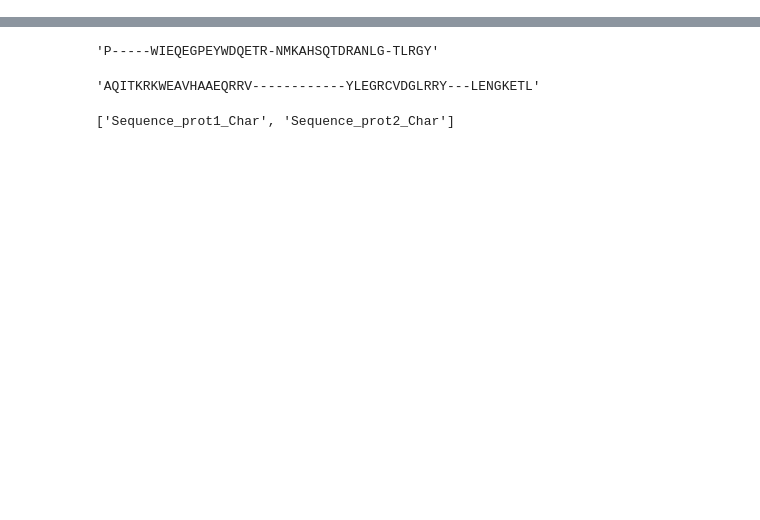
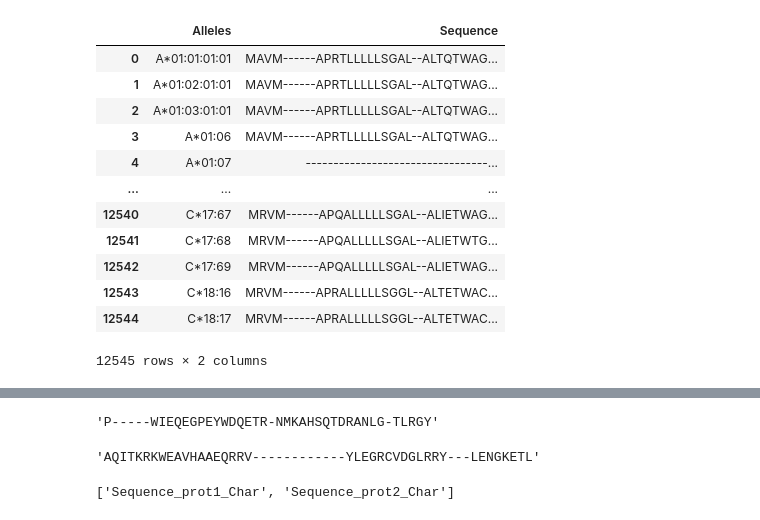
Before and after one commit to akumaharit/PredictingType2ADRwithHLAandMorgan, a Jupyter notebook: code/3 - Cleaning & Transforming Data/0 C&T_AllelesSeq.ipynb, the cells around one changed output, grey strips where cells are left out. Cells and saved outputs as stored; diff of their text form; code cells hidden in the pictures; blank space fills up the shorter version.

```diff
--- a/code/3 - Cleaning & Transforming Data/0 C&T_AllelesSeq.ipynb
+++ b/code/3 - Cleaning & Transforming Data/0 C&T_AllelesSeq.ipynb
@@ -196,4 +204,20 @@ class2 = convertfastatocsv_2(filenameclass[2])
 #new_csv.to_csv(f'gene_class1_aligned.csv',index=False)
+# %%
+class1
+# %% [output]
+|  | Alleles | Sequence |
+| 0 | A*01:01:01:01 | MAVM------APRTLLLLLSGAL--ALTQTWAG... |
+| 1 | A*01:02:01:01 | MAVM------APRTLLLLLSGAL--ALTQTWAG... |
+| 2 | A*01:03:01:01 | MAVM------APRTLLLLLSGAL--ALTQTWAG... |
+| 3 | A*01:06 | MAVM------APRTLLLLLSGAL--ALTQTWAG... |
+| 4 | A*01:07 | ---------------------------------... |
+| ... | ... | ... |
+| 12540 | C*17:67 | MRVM------APQALLLLLSGAL--ALIETWAG... |
+| 12541 | C*17:68 | MRVM------APQALLLLLSGAL--ALIETWTG... |
+| 12542 | C*17:69 | MRVM------APQALLLLLSGAL--ALIETWAG... |
+| 12543 | C*18:16 | MRVM------APRALLLLLSGGL--ALTETWAC... |
+| 12544 | C*18:17 | MRVM------APRALLLLLSGGL--ALTETWAC... |
+12545 rows × 2 columns
 # %%
 #กรอง index แล้วเซฟกลับเข้าใน csv ใหม่
 #select appropriate part
```
Also changed, not shown: parts of 4 cells of this notebook, 20 other files.
